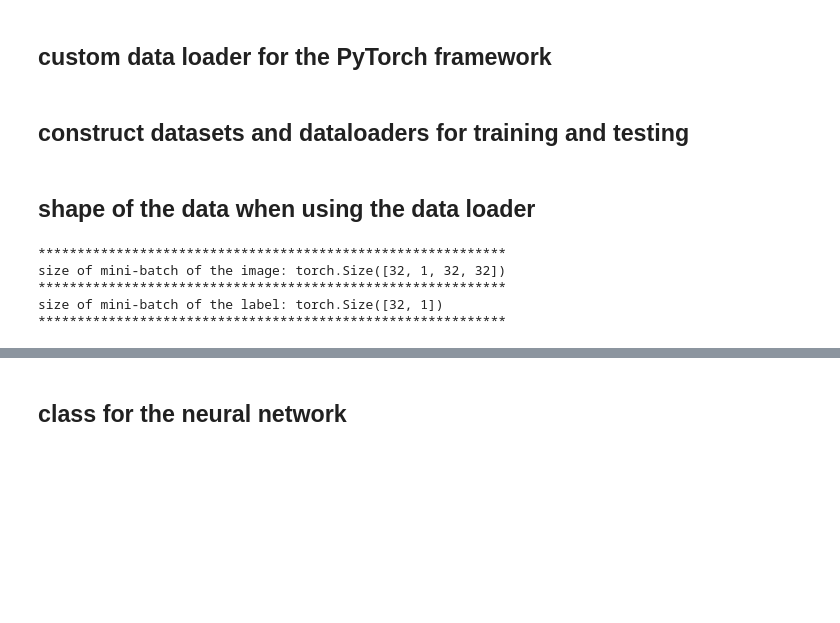
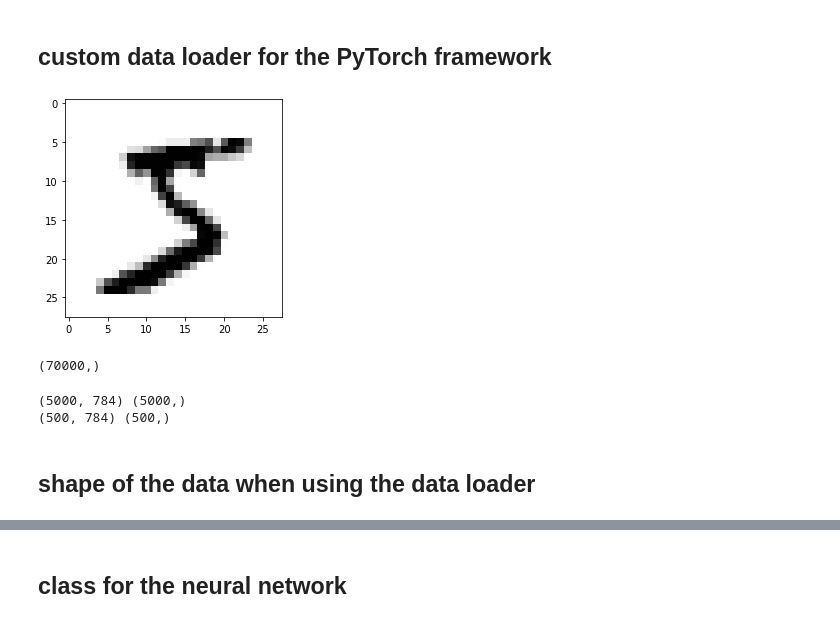
Before and after one commit to parkheesoo/Machine_Learning_Project, a Jupyter notebook: assignment/assignment_06.ipynb, the cells around one changed output, grey strips where cells are left out. Saved outputs shown, nothing was run; the diff lists cells and outputs as text; code cells hidden in the pictures; blank space fills up the shorter version.

```diff
--- a/assignment/assignment_06.ipynb
+++ b/assignment/assignment_06.ipynb
@@ -66,2 +23,4 @@ width of testing image : 32
+# %%
+mnist = datasets.fetch_openml('mnist_784', data_home = './data')
 # %% [markdown]
 ## number of classes
@@ -84,0 +33,5 @@ weight_decay    = 0.001
+# %%
+# 설명변수를 정규화하고 변수에 대입하고 화면에 출력
+mnist_data = mnist.data/255
+# 데이터프레임 객체로 변환하고 화면에 출력
+pd.DataFrame(mnist_data)
@@ -121,2 +53,0 @@ class dataset(Dataset):
-# %% [markdown]
-## construct datasets and dataloaders for training and testing
@@ -130,15 +54,28 @@ dataloader_train =
+# %%
+#1번째 이미지를 화면에 출력
+plt.imshow(mnist_data[0].reshape(28,28), cmap = cm.gray_r)
+plt.show()
+# %% [output]
+[figure, added]
+# %%
+# mnist data가 업데이트 되면서, label의 target value들이 모두 string type의 데이터형으로 변환되어 int로 형변환과정을 추가함
+mnist_label = mnist.target
+mnist_label = mnist_label.astype(int)
+print(mnist_label.shape)
+# %% [output]
+(70000,)
+# %%
+#e데이터 집합을 훈련 데이터와 테스트 데이터로 분할
+train_size = 5000
+test_size = 500
+
+train_x, test_x, train_y, test_y = model_selection.train_test_split(mnist_data, mnist_label, \
+                                                                    train_size = train_size, test_size=test_size)
+
+print(train_x.shape, train_y.shape)
+print(test_x.shape, test_y.shape)
+# %% [output]
+(5000, 784) (5000,)
+(500, 784) (500,)
 # %% [markdown]
 ## shape of the data when using the data loader
-# %%
-image, label = next(iter(dataloader_train))
-print('************************************************************')
-print('size of mini-batch of the image:', image.shape)
-print('************************************************************')
-print('size of mini-batch of the label:', label.shape)
-print('************************************************************')
-# %% [output]
-************************************************************
-size of mini-batch of the image: torch.Size([32, 1, 32, 32])
-************************************************************
-size of mini-batch of the label: torch.Size([32, 1])
-************************************************************
```
Also changed, not shown: parts of 36 cells of this notebook.
